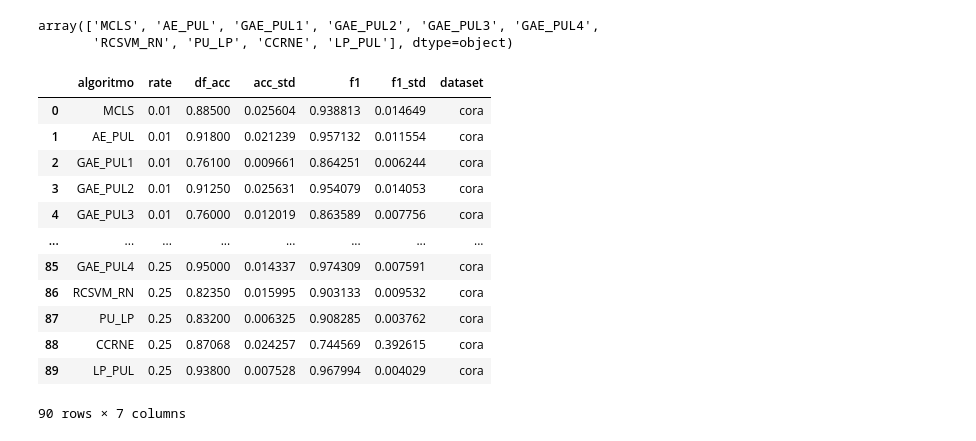
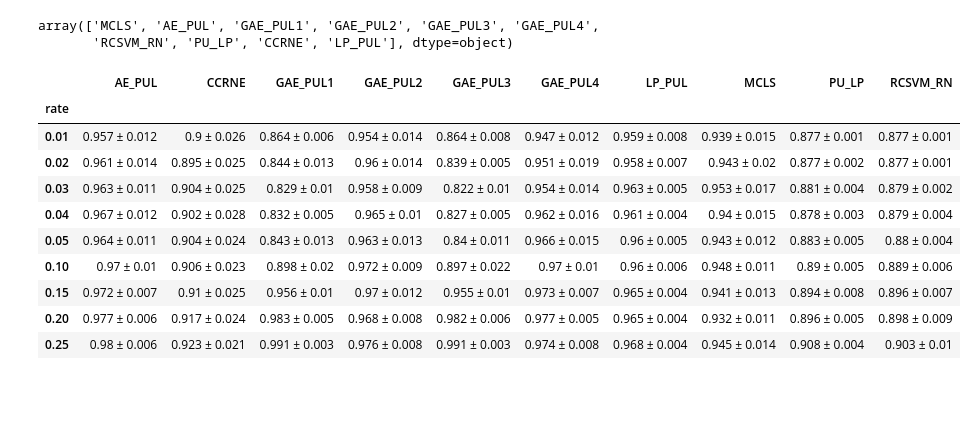
Before and after one commit to GHMessias/experimentos_pesquisa, a Jupyter notebook: analise.ipynb, the cells around one changed output. Cells and saved outputs as stored; diff of their text form; code cells hidden in the pictures; blank space fills up the shorter version.

```diff
--- a/analise.ipynb
+++ b/analise.ipynb
@@ -76,19 +77,28 @@ algoritmos
 # %% [output]
 array(['MCLS', 'AE_PUL', 'GAE_PUL1', 'GAE_PUL2', 'GAE_PUL3', 'GAE_PUL4',
        'RCSVM_RN', 'PU_LP', 'CCRNE', 'LP_PUL'], dtype=object)
-# %%
-final_df[final_df['dataset'] == 'cora']
-# %% [output]
-|  | algoritmo | rate | df_acc | acc_std | f1 | f1_std | dataset |
-| 0 | MCLS | 0.01 | 0.88500 | 0.025604 | 0.938813 | 0.014649 | cora |
-| 1 | AE_PUL | 0.01 | 0.91800 | 0.021239 | 0.957132 | 0.011554 | cora |
-| 2 | GAE_PUL1 | 0.01 | 0.76100 | 0.009661 | 0.864251 | 0.006244 | cora |
-| 3 | GAE_PUL2 | 0.01 | 0.91250 | 0.025631 | 0.954079 | 0.014053 | cora |
-| 4 | GAE_PUL3 | 0.01 | 0.76000 | 0.012019 | 0.863589 | 0.007756 | cora |
-| ... | ... | ... | ... | ... | ... | ... | ... |
-| 85 | GAE_PUL4 | 0.25 | 0.95000 | 0.014337 | 0.974309 | 0.007591 | cora |
-| 86 | RCSVM_RN | 0.25 | 0.82350 | 0.015995 | 0.903133 | 0.009532 | cora |
-| 87 | PU_LP | 0.25 | 0.83200 | 0.006325 | 0.908285 | 0.003762 | cora |
-| 88 | CCRNE | 0.25 | 0.87068 | 0.024257 | 0.744569 | 0.392615 | cora |
-| 89 | LP_PUL | 0.25 | 0.93800 | 0.007528 | 0.967994 | 0.004029 | cora |
-90 rows × 7 columns
+# %%
+#transformando a coluna em uma tabela latex
+
+versao_tabela = final_df[(final_df['dataset'] == 'cora')].round(3)
+versao_tabela = versao_tabela[['algoritmo', 'f1', 'f1_std', 'rate']]
+versao_tabela['f1_final'] = versao_tabela.apply(lambda row: f"{row['f1']} ± {row['f1_std']}", axis = 1)
+versao_tabela = versao_tabela[['algoritmo', 'f1_final', 'rate']]
+versao_tabela_pivoted = versao_tabela.pivot(index = 'rate', columns = 'algoritmo', values = 'f1_final').reset_index()
+versao_tabela_pivoted.columns.name = None
+
+# versao_tabela_pivoted.reset_index(drop = True)
+versao_tabela_pivoted = versao_tabela_pivoted.set_index('rate')
+versao_tabela_pivoted
+# %% [output]
+|  | AE_PUL | CCRNE | GAE_PUL1 | GAE_PUL2 | GAE_PUL3 | GAE_PUL4 | LP_PUL | MCLS | PU_LP | RCSVM_RN |
+| rate |  |  |  |  |  |  |  |  |  |  |
+| 0.01 | 0.957 ± 0.012 | 0.9 ± 0.026 | 0.864 ± 0.006 | 0.954 ± 0.014 | 0.864 ± 0.008 | 0.947 ± 0.012 | 0.959 ± 0.008 | 0.939 ± 0.015 | 0.877 ± 0.001 | 0.877 ± 0.001 |
+| 0.02 | 0.961 ± 0.014 | 0.895 ± 0.025 | 0.844 ± 0.013 | 0.96 ± 0.014 | 0.839 ± 0.005 | 0.951 ± 0.019 | 0.958 ± 0.007 | 0.943 ± 0.02 | 0.877 ± 0.002 | 0.877 ± 0.001 |
+| 0.03 | 0.963 ± 0.011 | 0.904 ± 0.025 | 0.829 ± 0.01 | 0.958 ± 0.009 | 0.822 ± 0.01 | 0.954 ± 0.014 | 0.963 ± 0.005 | 0.953 ± 0.017 | 0.881 ± 0.004 | 0.879 ± 0.002 |
+| 0.04 | 0.967 ± 0.012 | 0.902 ± 0.028 | 0.832 ± 0.005 | 0.965 ± 0.01 | 0.827 ± 0.005 | 0.962 ± 0.016 | 0.961 ± 0.004 | 0.94 ± 0.015 | 0.878 ± 0.003 | 0.879 ± 0.004 |
+| 0.05 | 0.964 ± 0.011 | 0.904 ± 0.024 | 0.843 ± 0.013 | 0.963 ± 0.013 | 0.84 ± 0.011 | 0.966 ± 0.015 | 0.96 ± 0.005 | 0.943 ± 0.012 | 0.883 ± 0.005 | 0.88 ± 0.004 |
+| 0.10 | 0.97 ± 0.01 | 0.906 ± 0.023 | 0.898 ± 0.02 | 0.972 ± 0.009 | 0.897 ± 0.022 | 0.97 ± 0.01 | 0.96 ± 0.006 | 0.948 ± 0.011 | 0.89 ± 0.005 | 0.889 ± 0.006 |
+| 0.15 | 0.972 ± 0.007 | 0.91 ± 0.025 | 0.956 ± 0.01 | 0.97 ± 0.012 | 0.955 ± 0.01 | 0.973 ± 0.007 | 0.965 ± 0.004 | 0.941 ± 0.013 | 0.894 ± 0.008 | 0.896 ± 0.007 |
+| 0.20 | 0.977 ± 0.006 | 0.917 ± 0.024 | 0.983 ± 0.005 | 0.968 ± 0.008 | 0.982 ± 0.006 | 0.977 ± 0.005 | 0.965 ± 0.004 | 0.932 ± 0.011 | 0.896 ± 0.005 | 0.898 ± 0.009 |
+| 0.25 | 0.98 ± 0.006 | 0.923 ± 0.021 | 0.991 ± 0.003 | 0.976 ± 0.008 | 0.991 ± 0.003 | 0.974 ± 0.008 | 0.968 ± 0.004 | 0.945 ± 0.014 | 0.908 ± 0.004 | 0.903 ± 0.01 |
```
Also changed, not shown: parts of 22 cells of this notebook, 17 other files.
